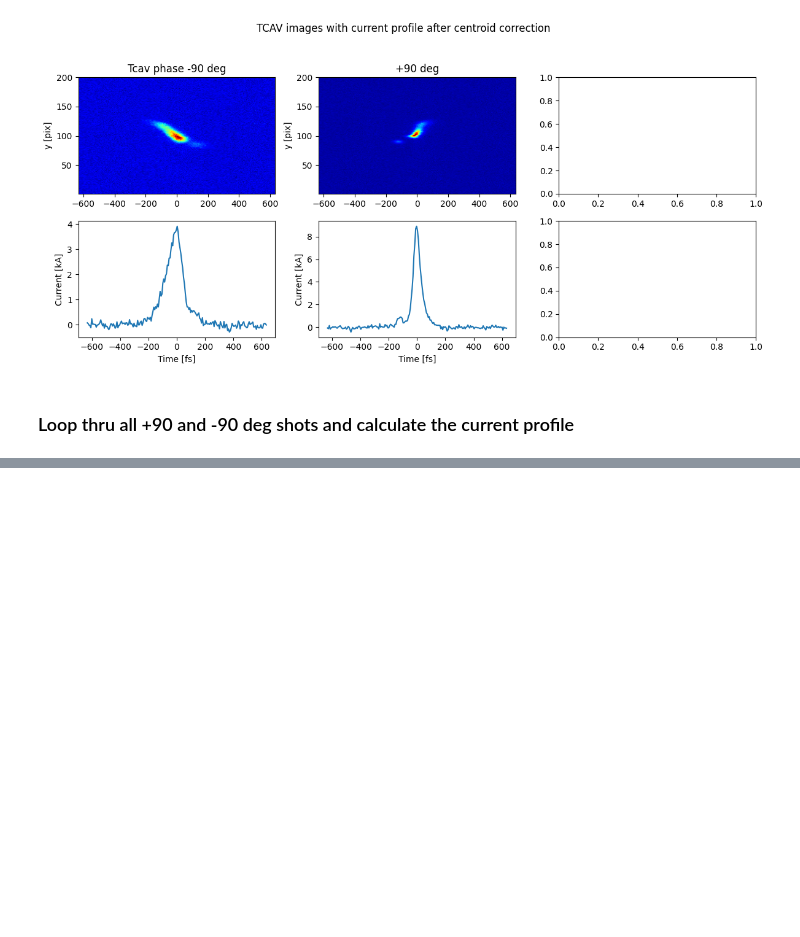
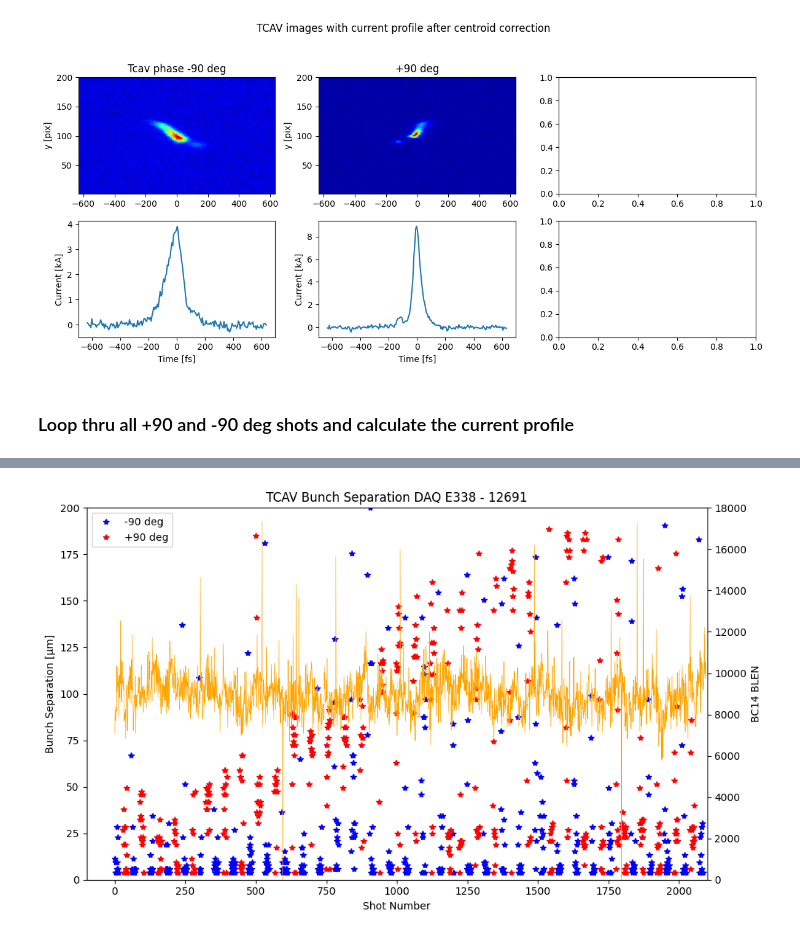
Before and after one commit to truewis/FACET-II-ML-diag, a Jupyter notebook: xtcav_analysis_E338_12691.ipynb, the cells around one changed output, grey strips where cells are left out. Drawn from its saved outputs; the diff is of its cells as text; code cells hidden in the pictures; blank space fills up the shorter version.

```diff
--- a/xtcav_analysis_E338_12691.ipynb
+++ b/xtcav_analysis_E338_12691.ipynb
@@ -556,0 +568,93 @@ NameError: name 'plotTitles' is not defined
+# %%
+ispv = [bool(re.search(r'BLEN_LI14_888_BRAW', pv)) for pv in bsaVars]
+pvidx = [i for i, val in enumerate(ispv) if val]
+bc14BLEN = bsaScalarData[pvidx,:]
+separationCutoff = 0.05 # fraction of the drive/witness peak current for filtering
+
+sorted_bc14BLEN = np.sort(bc14BLEN)
+sort_BC14BLEN_indices = np.argsort(bc14BLEN)
+
+from scipy.signal import find_peaks
+
+bunchSeparation_minus_90 = np.zeros(len(minus_90_idx))
+currentRatio_minus_90 = np.zeros(len(minus_90_idx))
+
+for ij in range(len(minus_90_idx)):
+    profile = currentProfile_minus_90[ij, :]
+    peaks, properties = find_peaks(profile)
+    prominences = properties.get("prominences", profile[peaks])  # fallback to height if no prominences
+
+    if len(prominences) < 2:
+        bunchSeparation_minus_90[ij] = 0
+        continue
+
+    top2_indices = np.argsort(prominences)[-2:]
+    pos = peaks[top2_indices]
+
+    peak_separation = abs(pos[0] - pos[1])
+
+    if abs(prominences[top2_indices[0]]) * separationCutoff > abs(prominences[top2_indices[1]]):
+        peak_separation = 0
+
+    bunchSeparation_minus_90[ij] = peak_separation * xtcalibrationfactor
+    currentRatio_minus_90[ij] = profile[pos[0]] / profile[pos[1]]
+
+bunchSeparation_plus_90 = np.zeros(len(plus_90_idx))
+currentRatio_plus_90 = np.zeros(len(plus_90_idx))
+
+for ij in range(len(plus_90_idx)):
+    profile = currentProfile_plus_90[ij, :]
+    peaks, properties = find_peaks(profile)
+    prominences = properties.get("prominences", profile[peaks])
+
+    if len(prominences) < 2:
+        bunchSeparation_plus_90[ij] = 0
+        continue
+
+    top2_indices = np.argsort(prominences)[-2:]
+    pos = peaks[top2_indices]
+
+    peak_separation = abs(pos[0] - pos[1])
+
+    if abs(prominences[top2_indices[0]]) * separationCutoff > abs(prominences[top2_indices[1]]):
+        peak_separation = 0
+
+    bunchSeparation_plus_90[ij] = peak_separation * xtcalibrationfactor
+    currentRatio_plus_90[ij] = profile[pos[0]] / profile[pos[1]]
+
+# Convert to microns
+bunch_sep_minus_90_um = bunchSeparation_minus_90 * 3e8 * 1e6
+bunch_sep_plus_90_um = bunchSeparation_plus_90 * 3e8 * 1e6
+
+# Create figure and primary y-axis
+fig, ax1 = plt.subplots(figsize=(10, 6))
+
+# Plot bunch separations
+ln1 = ax1.plot(minus_90_idx, bunch_sep_minus_90_um, '*b', label='-90 deg')
+ln2 = ax1.plot(plus_90_idx, bunch_sep_plus_90_um, '*r', label='+90 deg')
+
+ax1.set_xlabel('Shot Number')
+ax1.set_ylabel('Bunch Separation [μm]', color='black')
+ax1.set_ylim(0, 200)
+
+# Create secondary y-axis for BC14 BLEN
+ax2 = ax1.twinx()
+shot_numbers = np.arange(bc14BLEN.shape[1])
+ln3 = ax2.plot(shot_numbers,bc14BLEN[0], color = 'orange', linewidth=0.5)
+ax2.set_ylabel('BC14 BLEN', color='black')
+ax2.set_ylim(0, 18000)
+
+# Combine legends
+lines = ln1 + ln2
+labels = [l.get_label() for l in lines]
+ax1.legend(lines, labels, loc='upper left')
+
+# Title and appearance
+plt.title(f'TCAV Bunch Separation DAQ {experiment} - {runname}')
+plt.xlim((-100,2100))
+fig.tight_layout()
+fig.patch.set_facecolor('white')
+
+plt.show()
+# %% [output]
+[figure, added]
```
Also changed, not shown: parts of 3 cells of this notebook.
